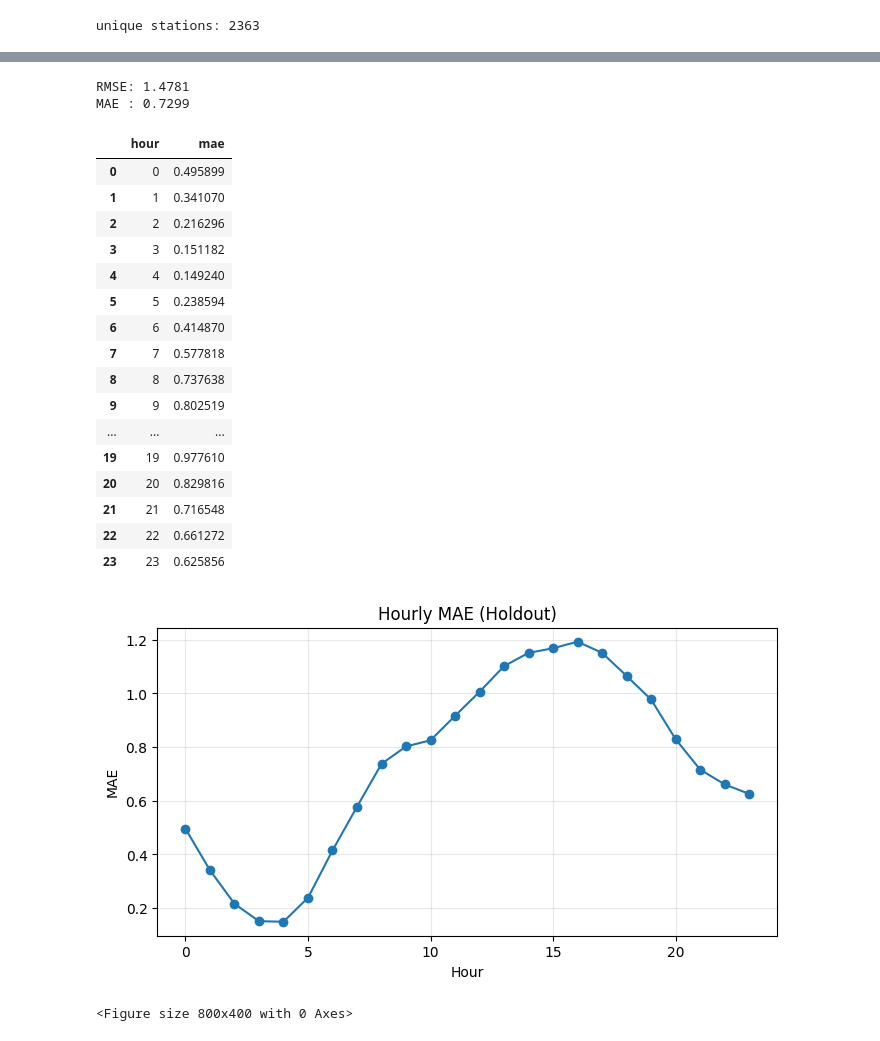
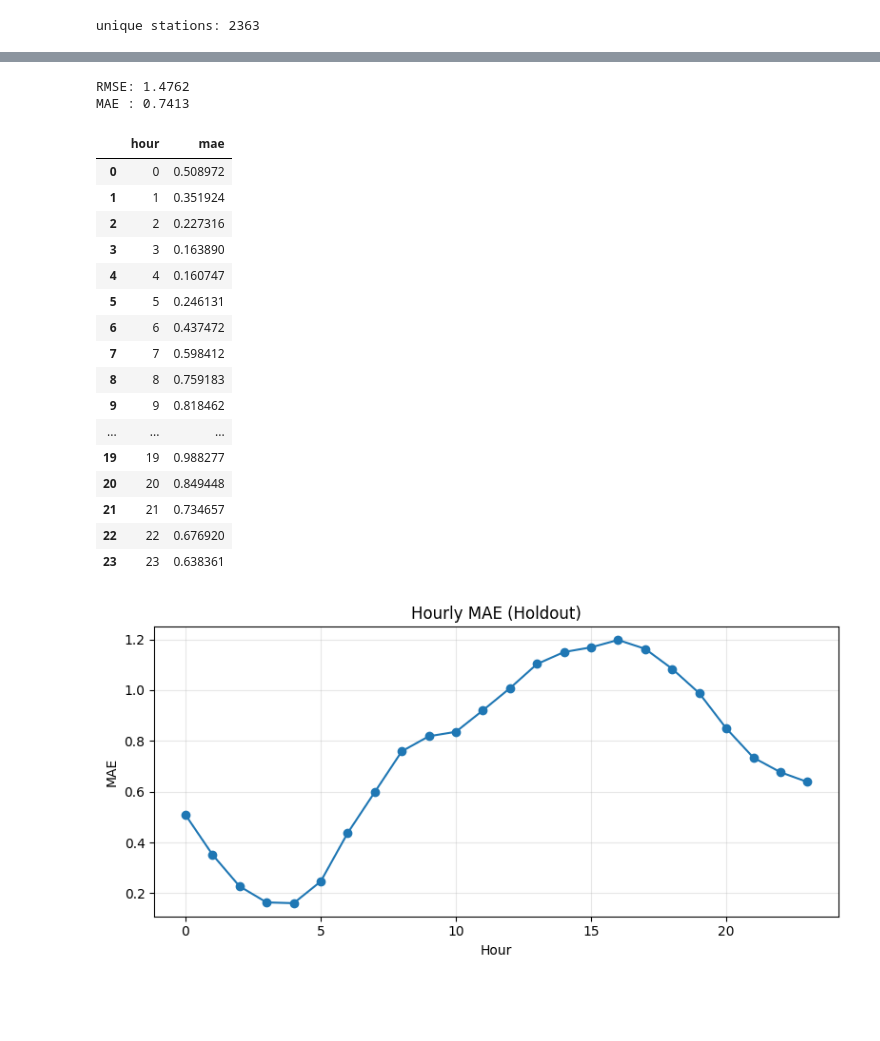
Before and after one commit to thet-htun-swe/SPATIO-TEMPORAL-DEMAND-FORECASTING-FOR-MICRO-MOBILITY-REBALANCING, a Jupyter notebook: notebooks/model_training/train_xgb_weather_v2.ipynb, the cells around one changed output, grey strips where cells are left out. Saved outputs shown, nothing was run; the diff lists cells and outputs as text; code cells hidden in the pictures; blank space fills up the shorter version.

Commit message:
trained/ trip+weather/ 2023-2024/ v2-merged

```diff
--- a/notebooks/model_training/train_xgb_weather_v2.ipynb
+++ b/notebooks/model_training/train_xgb_weather_v2.ipynb
@@ -29,6 +29,8 @@ DATA_PATH = candidates[0]
 RUN_ID = pd.Timestamp.now().strftime("%Y%m%d_%H%M%S")
 ARTIFACT_DIR = PROJECT_ROOT / "artifacts" / "model_training" / "xgboost" / "weather_v2" / RUN_ID
 ARTIFACT_DIR.mkdir(parents=True, exist_ok=True)
+plots_dir = ARTIFACT_DIR / "plots"
+plots_dir.mkdir(parents=True, exist_ok=True)
 
 print("DATA_PATH:", DATA_PATH)
 print("ARTIFACT_DIR:", ARTIFACT_DIR)
@@ -39,8 +41,8 @@ ARTIFACT_DIR: D:\AIT\ML\project\citibike-netdemand-prediction\artifacts\model_tr
 # Runtime controls (adjust for your machine)
 CHUNK_SIZE = 300_000
 HOLDOUT_DAYS = 7
-MAX_TRAIN_ROWS = 5_000_000
-MAX_TEST_ROWS = 1_000_000
+MAX_TRAIN_ROWS = None
+MAX_TEST_ROWS = None
 RANDOM_STATE = 42
 # %%
 # Feature spec for weather_v2 schema
@@ -141,6 +143,12 @@ station_to_id = {s: i for i, s in enumerate(station_list)}
 print("unique stations:", len(station_to_id))
 # %% [output]
 unique stations: 2363
+# %%
+# Put this in a cell before the split/build cell
+if MAX_TRAIN_ROWS is None:
+    MAX_TRAIN_ROWS = 10**15
+if MAX_TEST_ROWS is None:
+    MAX_TEST_ROWS = 10**15
 # %%
 def prep(ch: pd.DataFrame) -> pd.DataFrame:
     df = ch.copy()
@@ -236,46 +244,52 @@ XGBRegressor(base_score=None, booster=None, callbacks=None,
 # %%
 pred = model.predict(X_test)
 rmse = float(np.sqrt(mean_squared_error(y_test, pred)))
 mae = float(mean_absolute_error(y_test, pred))
 print(f"RMSE: {rmse:.4f}")
 print(f"MAE : {mae:.4f}")
 
 eval_df = pd.DataFrame({"hour": X_test["hour"].astype(int), "y_true": y_test, "y_pred": pred})
 eval_df["abs_err"] = (eval_df["y_true"] - eval_df["y_pred"]).abs()
 hourly_mae = eval_df.groupby("hour", as_index=False)["abs_err"].mean().rename(columns={"abs_err": "mae"})
 display(hourly_mae.sort_values("hour"))
 
-plt.figure(figsize=(8, 4))
-plt.plot(hourly_mae["hour"], hourly_mae["mae"], marker="o")
-plt.title("Hourly MAE (Holdout)")
-plt.xlabel("Hour")
-plt.ylabel("MAE")
-plt.grid(True, alpha=0.3)
+fig, ax = plt.subplots(figsize=(8, 4))
+ax.plot(hourly_mae["hour"], hourly_mae["mae"], marker="o")
+ax.set_title("Hourly MAE (Holdout)")
+ax.set_xlabel("Hour")
+ax.set_ylabel("MAE")
+ax.grid(True, alpha=0.3)
+fig.tight_layout()
+fig.savefig(plots_dir / "hourly_mae.png", dpi=200, bbox_inches="tight")
 plt.show()
 
-plt.figure(figsize=(8, 4))
-xgb.plot_importance(model, max_num_features=15, importance_type="gain", title="Top Feature Importances")
-plt.tight_layout()
+fig, ax = plt.subplots(figsize=(10, 6))
+xgb.plot_importance(model, ax=ax, max_num_features=len(X_train.columns), importance_type="gain", title="Feature Importance (Gain)")
+fig.tight_layout()
+fig.savefig(plots_dir / "feature_importance_gain.png", dpi=200, bbox_inches="tight")
 plt.show()
+
+imp = model.get_booster().get_score(importance_type="gain")
+imp_df = pd.DataFrame({"feature": list(imp.keys()), "gain": list(imp.values())}).sort_values("gain", ascending=False)
+imp_df.to_csv(ARTIFACT_DIR / "feature_importance_gain.csv", index=False)
 # %% [output]
-RMSE: 1.4781
-MAE : 0.7299
+RMSE: 1.4762
+MAE : 0.7413
 |  | hour | mae |
-| 0 | 0 | 0.495899 |
-| 1 | 1 | 0.341070 |
-| 2 | 2 | 0.216296 |
-| 3 | 3 | 0.151182 |
-| 4 | 4 | 0.149240 |
-| 5 | 5 | 0.238594 |
-| 6 | 6 | 0.414870 |
-| 7 | 7 | 0.577818 |
-| 8 | 8 | 0.737638 |
-| 9 | 9 | 0.802519 |
+| 0 | 0 | 0.508972 |
+| 1 | 1 | 0.351924 |
+| 2 | 2 | 0.227316 |
+| 3 | 3 | 0.163890 |
+| 4 | 4 | 0.160747 |
+| 5 | 5 | 0.246131 |
+| 6 | 6 | 0.437472 |
+| 7 | 7 | 0.598412 |
+| 8 | 8 | 0.759183 |
+| 9 | 9 | 0.818462 |
 | ... | ... | ... |
-| 19 | 19 | 0.977610 |
-| 20 | 20 | 0.829816 |
-| 21 | 21 | 0.716548 |
-| 22 | 22 | 0.661272 |
-| 23 | 23 | 0.625856 |
+| 19 | 19 | 0.988277 |
+| 20 | 20 | 0.849448 |
+| 21 | 21 | 0.734657 |
+| 22 | 22 | 0.676920 |
+| 23 | 23 | 0.638361 |
-[figure, old version]
+[figure, new version]
-<Figure size 800x400 with 0 Axes>
```
Also changed, not shown: parts of 5 cells of this notebook.
